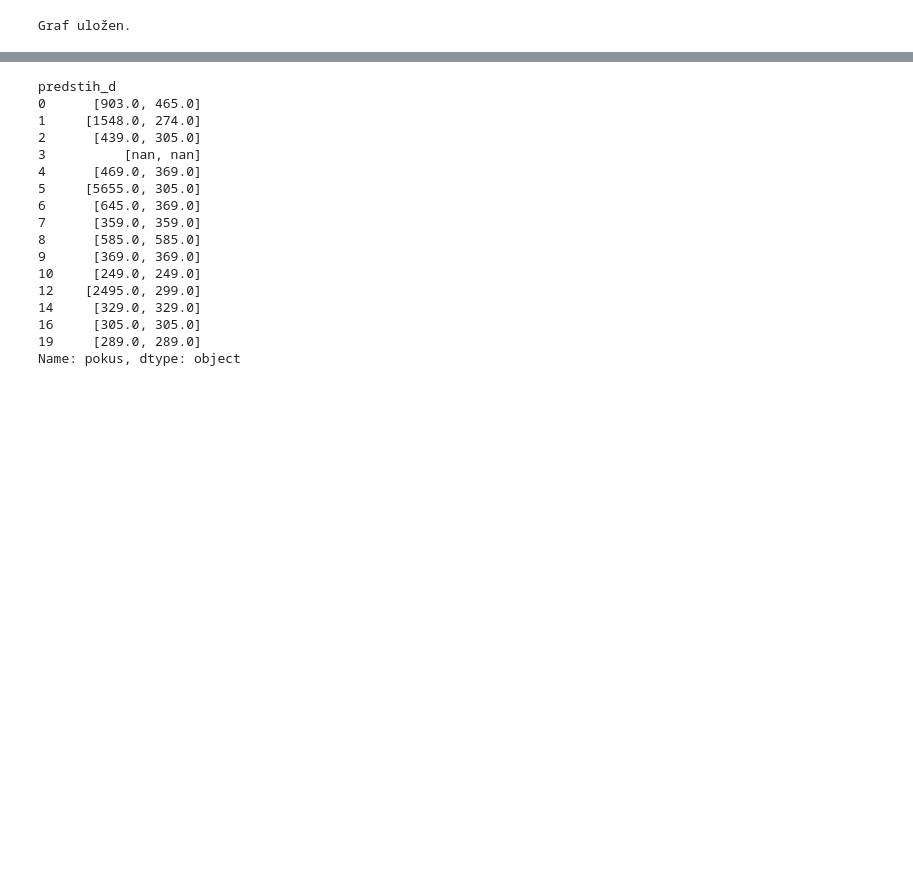
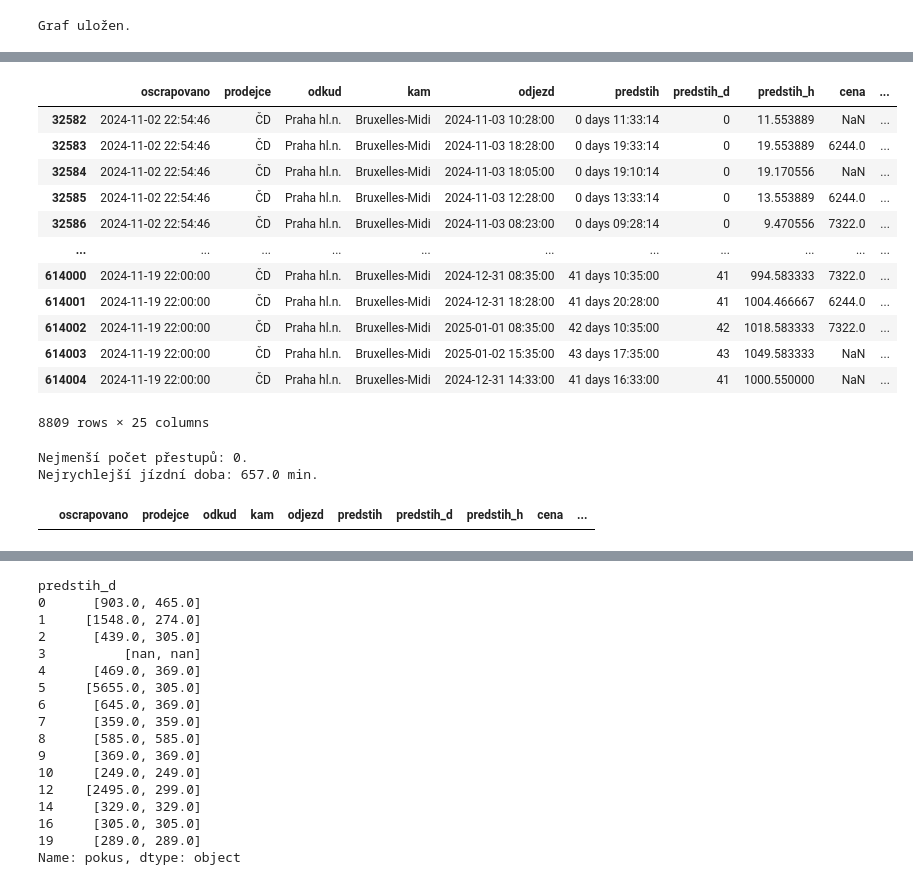
Before and after one commit to DataRozhlas/ceny-jizdenek, a Jupyter notebook: 111_zahranici.ipynb, the cells around one changed output, grey strips where cells are left out. Saved outputs shown, nothing was run; the diff lists cells and outputs as text; code cells hidden in the pictures; blank space fills up the shorter version.

```diff
--- a/111_zahranici.ipynb
+++ b/111_zahranici.ipynb
@@ -681,0 +660,22 @@ Name: cena, dtype: object
+# %%
+df[df['odkud'].str.contains('Prah') & df['kam'].str.contains('Brux')]
+# %% [output]
+|  | oscrapovano | prodejce | odkud | kam | odjezd | predstih | predstih_d | predstih_h | cena | ... |
+| 32582 | 2024-11-02 22:54:46 | ČD | Praha hl.n. | Bruxelles-Midi | 2024-11-03 10:28:00 | 0 days 11:33:14 | 0 | 11.553889 | NaN | ... |
+| 32583 | 2024-11-02 22:54:46 | ČD | Praha hl.n. | Bruxelles-Midi | 2024-11-03 18:28:00 | 0 days 19:33:14 | 0 | 19.553889 | 6244.0 | ... |
+| 32584 | 2024-11-02 22:54:46 | ČD | Praha hl.n. | Bruxelles-Midi | 2024-11-03 18:05:00 | 0 days 19:10:14 | 0 | 19.170556 | NaN | ... |
+| 32585 | 2024-11-02 22:54:46 | ČD | Praha hl.n. | Bruxelles-Midi | 2024-11-03 12:28:00 | 0 days 13:33:14 | 0 | 13.553889 | 6244.0 | ... |
+| 32586 | 2024-11-02 22:54:46 | ČD | Praha hl.n. | Bruxelles-Midi | 2024-11-03 08:23:00 | 0 days 09:28:14 | 0 | 9.470556 | 7322.0 | ... |
+| ... | ... | ... | ... | ... | ... | ... | ... | ... | ... | ... |
+| 614000 | 2024-11-19 22:00:00 | ČD | Praha hl.n. | Bruxelles-Midi | 2024-12-31 08:35:00 | 41 days 10:35:00 | 41 | 994.583333 | 7322.0 | ... |
+| 614001 | 2024-11-19 22:00:00 | ČD | Praha hl.n. | Bruxelles-Midi | 2024-12-31 18:28:00 | 41 days 20:28:00 | 41 | 1004.466667 | 6244.0 | ... |
+| 614002 | 2024-11-19 22:00:00 | ČD | Praha hl.n. | Bruxelles-Midi | 2025-01-01 08:35:00 | 42 days 10:35:00 | 42 | 1018.583333 | 7322.0 | ... |
+| 614003 | 2024-11-19 22:00:00 | ČD | Praha hl.n. | Bruxelles-Midi | 2025-01-02 15:35:00 | 43 days 17:35:00 | 43 | 1049.583333 | NaN | ... |
+| 614004 | 2024-11-19 22:00:00 | ČD | Praha hl.n. | Bruxelles-Midi | 2024-12-31 14:33:00 | 41 days 16:33:00 | 41 | 1000.550000 | NaN | ... |
+8809 rows × 25 columns
+# %%
+filtr('ČD','Praha hl.n.','Bruxelles-Midi')
+# %% [output]
+Nejmenší počet přestupů: 0.
+Nejrychlejší jízdní doba: 657.0 min.
+|  | oscrapovano | prodejce | odkud | kam | odjezd | predstih | predstih_d | predstih_h | cena | ... |
```
Also changed, not shown: parts of 20 cells of this notebook, 1 other file.
